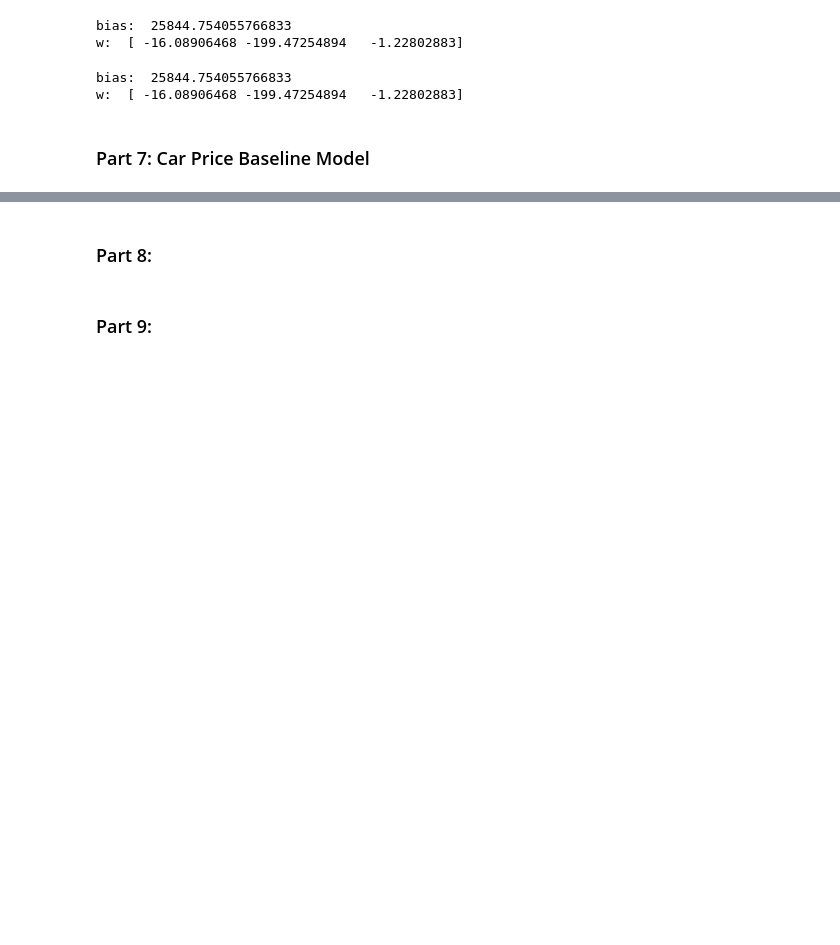
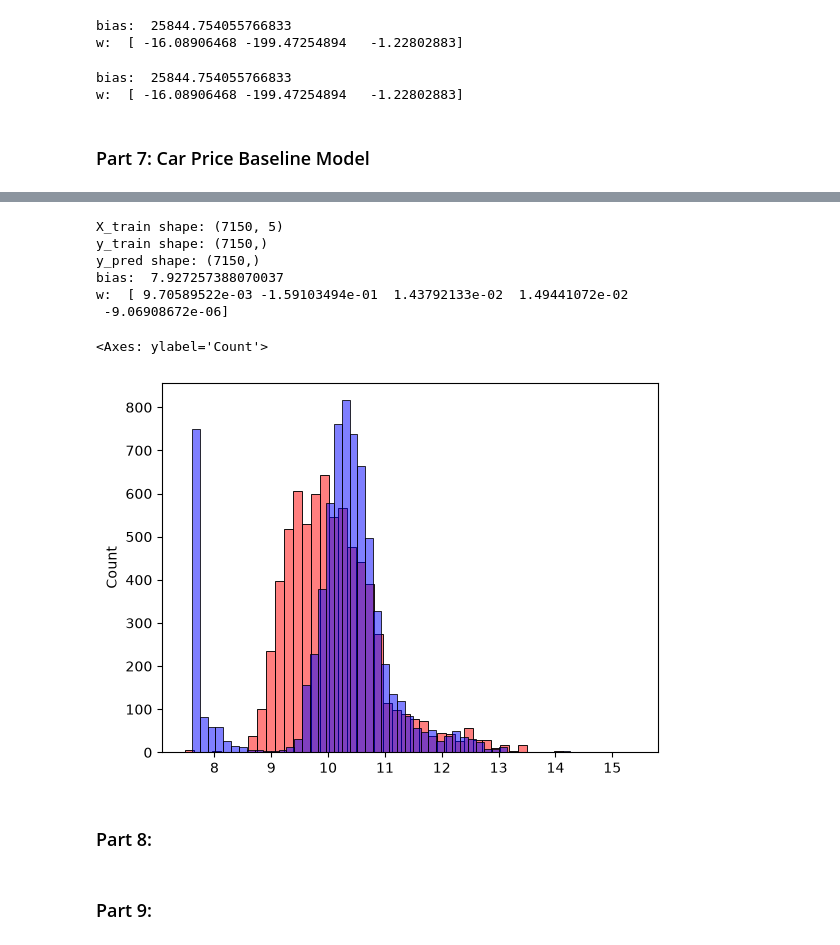
Before and after one commit to besteekmen/ML-ZoomCamp-Outputs, a Jupyter notebook: module2_regression/module2.ipynb, the cells around one changed output, grey strips where cells are left out. Drawn from its saved outputs; the diff is of its cells as text; code cells hidden in the pictures; blank space fills up the shorter version.

```diff
--- a/module2_regression/module2.ipynb
+++ b/module2_regression/module2.ipynb
@@ -532,3 +551,30 @@ w:  [ -16.08906468 -199.47254894   -1.22802883]
+# %%
+# build baseline model on selected numeric features
+base = ['engine_hp', 'engine_cylinders', 'highway_mpg', 'city_mpg', 'popularity']
+
+X_train = df_train[base].fillna(0).values
+print("X_train shape:", X_train.shape)
+print("y_train shape:", y_train.shape)
+
+# get the weights
+w_0, w = train_linear_regression(X_train, y_train)
+y_pred = w_0 + X_train.dot(w)
+print("y_pred shape:", y_pred.shape)
+print("bias: ", w_0)
+print("w: ", w)
+
+# plot actual and predicted prices
+sns.histplot(y_pred, color='red', alpha=0.5, bins=50)
+sns.histplot(y_train, color='blue', alpha=0.5, bins=50)
+# %% [output]
+X_train shape: (7150, 5)
+y_train shape: (7150,)
+y_pred shape: (7150,)
+bias:  7.927257388070037
+w:  [ 9.70589522e-03 -1.59103494e-01  1.43792133e-02  1.49441072e-02
+ -9.06908672e-06]
+<Axes: ylabel='Count'>
+[figure, added]
 # %% [markdown]
 ### Part 8:
 # %% [markdown]
```
Also changed, not shown: parts of 2 cells of this notebook.
